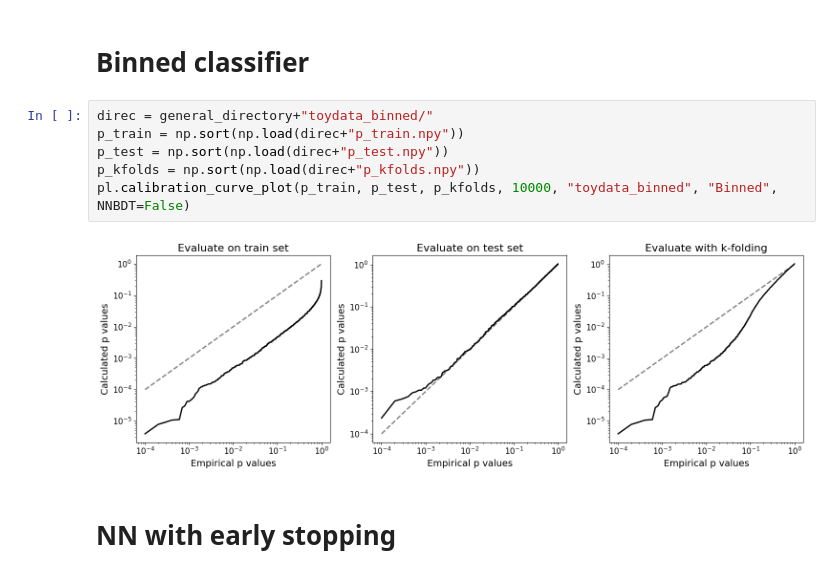
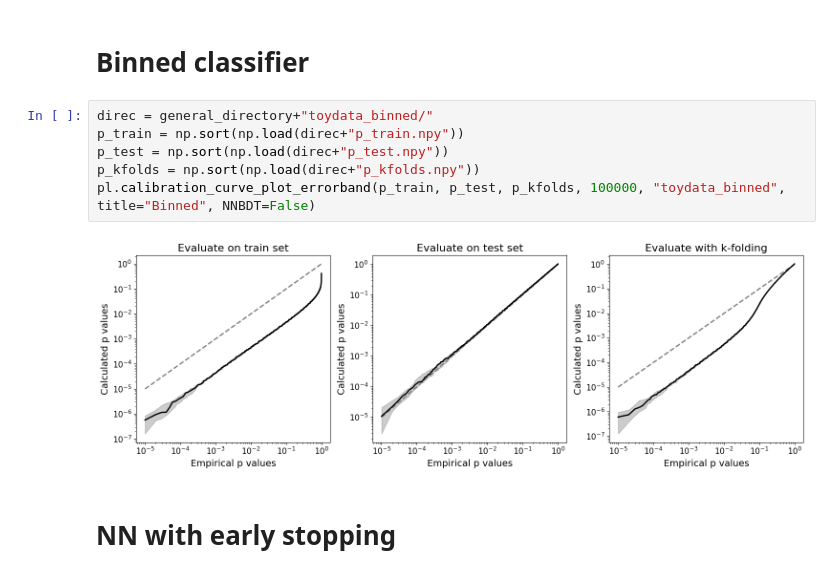
Before and after one commit to mariehein/look_everywhere_in_AD, a Jupyter notebook: plotting_toydata.ipynb, the cells around one changed output. Cells and saved outputs as stored; diff of their text form.

```diff
--- a/plotting_toydata.ipynb
+++ b/plotting_toydata.ipynb
@@ -8,11 +8,11 @@ general_directory = "/hpcwork/zu992399/look_elsewhere_paper/"
 # %%
 direc = general_directory+"toydata_binned/"
 p_train = np.sort(np.load(direc+"p_train.npy"))
 p_test = np.sort(np.load(direc+"p_test.npy"))
 p_kfolds = np.sort(np.load(direc+"p_kfolds.npy"))
-pl.calibration_curve_plot(p_train, p_test, p_kfolds, 10000, "toydata_binned", "Binned", NNBDT=False)
+pl.calibration_curve_plot_errorband(p_train, p_test, p_kfolds, 100000, "toydata_binned", title="Binned", NNBDT=False)
 # %% [output]
-[figure, old version]
+[figure, new version]
 # %% [markdown]
 # NN with early stopping
 # %%
```
Also changed, not shown: parts of 1 cell of this notebook, 9 other files.
